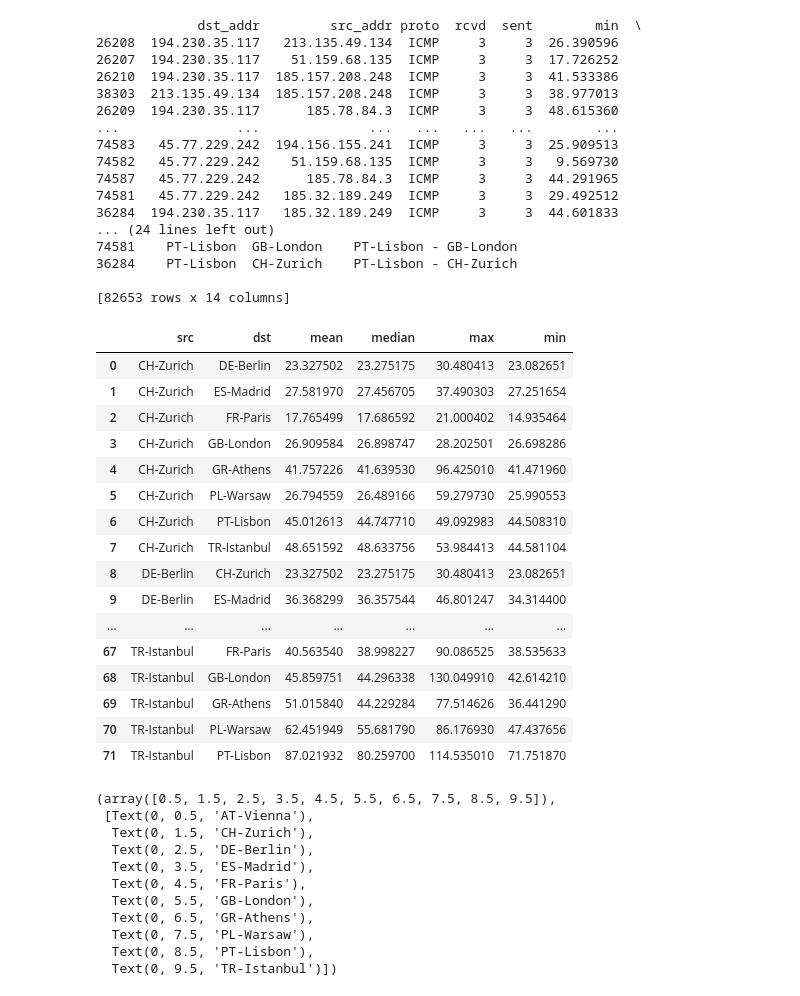
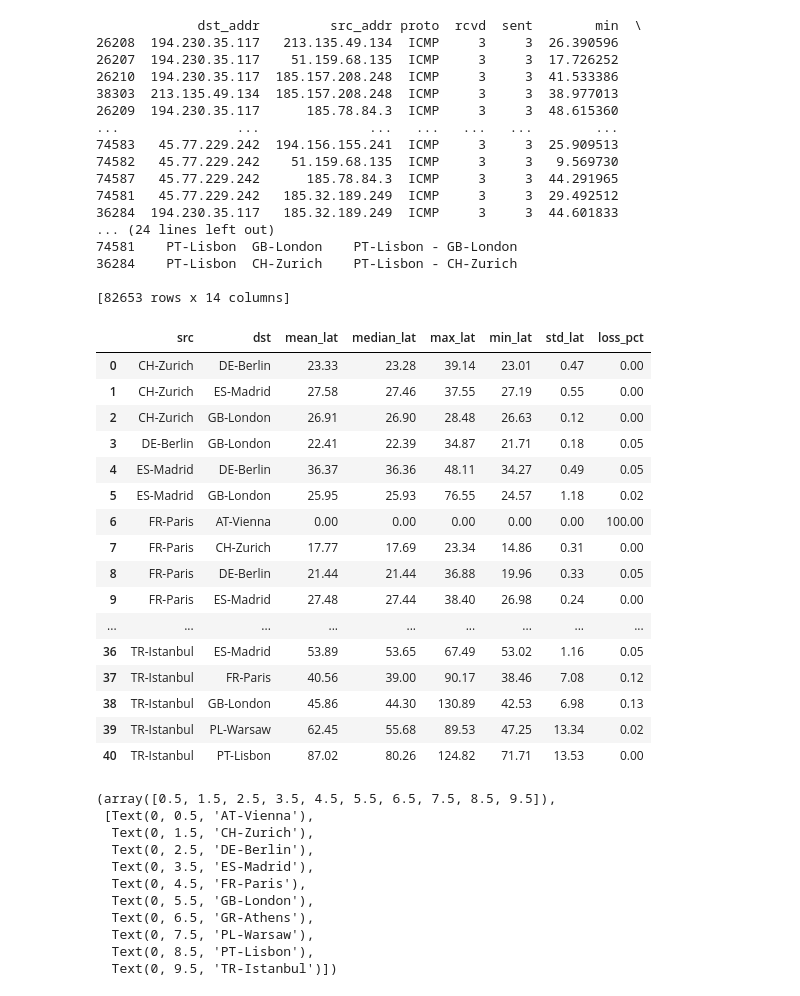
Before and after one commit to thomas-schleicher/software-praktikum, a Jupyter notebook: results/notebooks/full_ping.ipynb, the cells around one changed output. Drawn from its saved outputs; the diff is of its cells as text; code cells hidden in the pictures.

Commit message:
add stats

```diff
--- a/results/notebooks/full_ping.ipynb
+++ b/results/notebooks/full_ping.ipynb
@@ -120,6 +120,43 @@ print(ping_df)
 36284    PT-Lisbon  CH-Zurich    PT-Lisbon - CH-Zurich
 
 [82653 rows x 14 columns]
+# %%
+def calculate_loss(series):
+    total_sent = ping_df.loc[series.index, 'sent'].sum()
+    total_rcvd = ping_df.loc[series.index, 'rcvd'].sum()
+    return ((total_sent - total_rcvd) / total_sent) * 100
+
+ping_stats = ping_df.groupby(['src', 'dst']).agg(
+    mean_lat   = ('avg', lambda x: x[x > 0].min()),
+    median_lat = ('avg', lambda x: x[x > 0].max()),
+    max_lat    = ('max', lambda x: x[x > 0].mean()),
+    min_lat    = ('min', lambda x: x[x > 0].median()),
+    std_lat    = ('avg', lambda x: x[x > 0].std()),
+    loss_pct   = ('avg', calculate_loss)
+).reset_index()
+
+ping_stats = ping_stats.fillna(0)
+
+with pd.option_context('display.max_colwidth', None, 'display.max_rows', None):
+    display(ping_stats.sort_index().style.format(precision=2))
+# %% [output]
+|  | src | dst | mean_lat | median_lat | max_lat | min_lat | std_lat | loss_pct |
+| 0 | CH-Zurich | DE-Berlin | 23.33 | 23.28 | 39.14 | 23.01 | 0.47 | 0.00 |
+| 1 | CH-Zurich | ES-Madrid | 27.58 | 27.46 | 37.55 | 27.19 | 0.55 | 0.00 |
+| 2 | CH-Zurich | GB-London | 26.91 | 26.90 | 28.48 | 26.63 | 0.12 | 0.00 |
+| 3 | DE-Berlin | GB-London | 22.41 | 22.39 | 34.87 | 21.71 | 0.18 | 0.05 |
+| 4 | ES-Madrid | DE-Berlin | 36.37 | 36.36 | 48.11 | 34.27 | 0.49 | 0.05 |
+| 5 | ES-Madrid | GB-London | 25.95 | 25.93 | 76.55 | 24.57 | 1.18 | 0.02 |
+| 6 | FR-Paris | AT-Vienna | 0.00 | 0.00 | 0.00 | 0.00 | 0.00 | 100.00 |
+| 7 | FR-Paris | CH-Zurich | 17.77 | 17.69 | 23.34 | 14.86 | 0.31 | 0.00 |
+| 8 | FR-Paris | DE-Berlin | 21.44 | 21.44 | 36.88 | 19.96 | 0.33 | 0.05 |
+| 9 | FR-Paris | ES-Madrid | 27.48 | 27.44 | 38.40 | 26.98 | 0.24 | 0.00 |
+| ... | ... | ... | ... | ... | ... | ... | ... | ... |
+| 36 | TR-Istanbul | ES-Madrid | 53.89 | 53.65 | 67.49 | 53.02 | 1.16 | 0.05 |
+| 37 | TR-Istanbul | FR-Paris | 40.56 | 39.00 | 90.17 | 38.46 | 7.08 | 0.12 |
+| 38 | TR-Istanbul | GB-London | 45.86 | 44.30 | 130.89 | 42.53 | 6.98 | 0.13 |
+| 39 | TR-Istanbul | PL-Warsaw | 62.45 | 55.68 | 89.53 | 47.25 | 13.34 | 0.02 |
+| 40 | TR-Istanbul | PT-Lisbon | 87.02 | 80.26 | 124.82 | 71.71 | 13.53 | 0.00 |
 # %%
 ping_errors_df = ping_df[ping_df['avg'] <= 0.0]
 ping_good_df   = ping_df[ping_df['avg'] > 0.0]
@@ -143,28 +180,6 @@ merged_good = merged_good.fillna(0).pivot(index='src', columns='dst', values='pi
 
 ping_good_heatmap_data = pd.merge(full_pairs, agg_ping_good, on=['src', 'dst'], how='left').fillna(0).pivot(index='src', columns='dst', values='avg')
 ping_errors_heatmap_data = pd.merge(full_pairs, agg_ping_errors, on=['src', 'dst'], how='left').fillna(0).pivot(index='src', columns='dst', values='avg')
-# %%
-ping_stats = ping_good_symmetric.groupby(['src', 'dst'])['avg'].agg(['mean', 'median', 'max', 'min']).reset_index()
-with pd.option_context('display.max_colwidth', None, 'display.max_rows', None):
-    display(ping_stats)
-# %% [output]
-|  | src | dst | mean | median | max | min |
-| 0 | CH-Zurich | DE-Berlin | 23.327502 | 23.275175 | 30.480413 | 23.082651 |
-| 1 | CH-Zurich | ES-Madrid | 27.581970 | 27.456705 | 37.490303 | 27.251654 |
-| 2 | CH-Zurich | FR-Paris | 17.765499 | 17.686592 | 21.000402 | 14.935464 |
-| 3 | CH-Zurich | GB-London | 26.909584 | 26.898747 | 28.202501 | 26.698286 |
-| 4 | CH-Zurich | GR-Athens | 41.757226 | 41.639530 | 96.425010 | 41.471960 |
-| 5 | CH-Zurich | PL-Warsaw | 26.794559 | 26.489166 | 59.279730 | 25.990553 |
-| 6 | CH-Zurich | PT-Lisbon | 45.012613 | 44.747710 | 49.092983 | 44.508310 |
-| 7 | CH-Zurich | TR-Istanbul | 48.651592 | 48.633756 | 53.984413 | 44.581104 |
-| 8 | DE-Berlin | CH-Zurich | 23.327502 | 23.275175 | 30.480413 | 23.082651 |
-| 9 | DE-Berlin | ES-Madrid | 36.368299 | 36.357544 | 46.801247 | 34.314400 |
-| ... | ... | ... | ... | ... | ... | ... |
-| 67 | TR-Istanbul | FR-Paris | 40.563540 | 38.998227 | 90.086525 | 38.535633 |
-| 68 | TR-Istanbul | GB-London | 45.859751 | 44.296338 | 130.049910 | 42.614210 |
-| 69 | TR-Istanbul | GR-Athens | 51.015840 | 44.229284 | 77.514626 | 36.441290 |
-| 70 | TR-Istanbul | PL-Warsaw | 62.451949 | 55.681790 | 86.176930 | 47.437656 |
-| 71 | TR-Istanbul | PT-Lisbon | 87.021932 | 80.259700 | 114.535010 | 71.751870 |
 # %%
 plt.figure(figsize=(8,8))
 sns.heatmap(merged_good, annot=True, fmt="0.2f", cmap="rocket")
```
Also changed, not shown: 1 other file.
